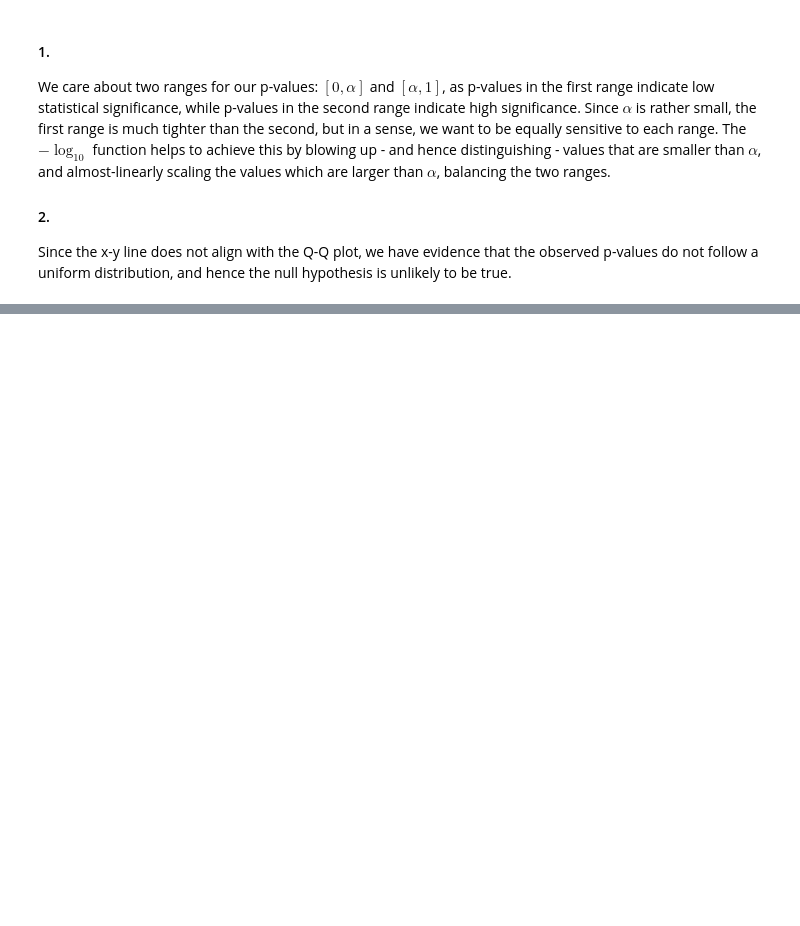
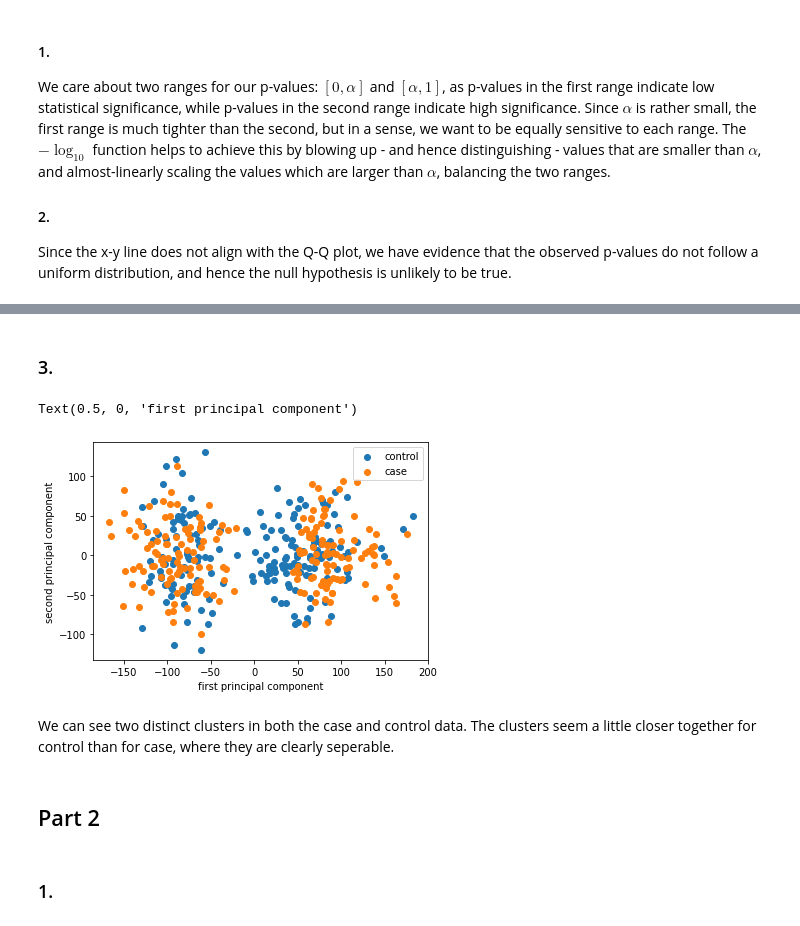
Before and after one commit to ArchieGertsman/ECE471-MP2, a Jupyter notebook: answers.ipynb, the cells around one changed output, grey strips where cells are left out. Cells and saved outputs as stored; diff of their text form; code cells hidden in the pictures; blank space fills up the shorter version.

```diff
--- a/answers.ipynb
+++ b/answers.ipynb
@@ -524,0 +578,23 @@ Since the x-y line does not align with the Q-Q plot, we have evidence that the o
+# %% [markdown]
+### 3.
+# %%
+pca_control = pca(df_abundance_control, n_components=2)
+abundance_control_reduced = pca_control.transform(df_abundance_control)
+plt.scatter(abundance_control_reduced[:,0], abundance_control_reduced[:,1])
+
+pca_case = pca(df_abundance_case, n_components=2)
+abundance_case_reduced = pca_case.transform(df_abundance_case)
+plt.scatter(abundance_case_reduced[:,0], abundance_case_reduced[:,1])
+
+plt.legend(['control', 'case'])
+plt.ylabel('second principal component')
+plt.xlabel('first principal component')
+# %% [output]
+Text(0.5, 0, 'first principal component')
+[figure, added]
+# %% [markdown]
+We can see two distinct clusters in both the case and control data. The clusters seem a little closer together for control than for case, where they are clearly seperable.
+# %% [markdown]
+## Part 2
+# %% [markdown]
+### 1.
```
Also changed, not shown: parts of 23 cells of this notebook.
